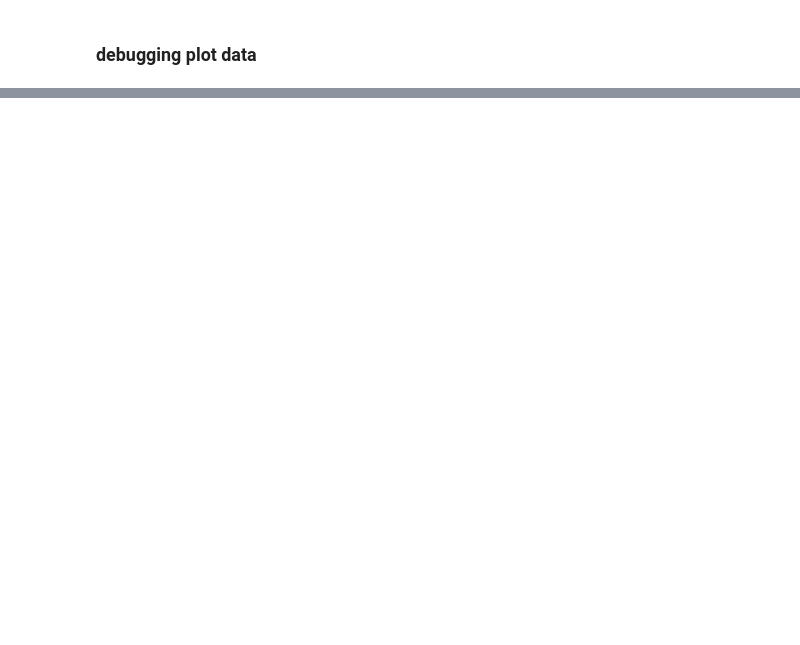
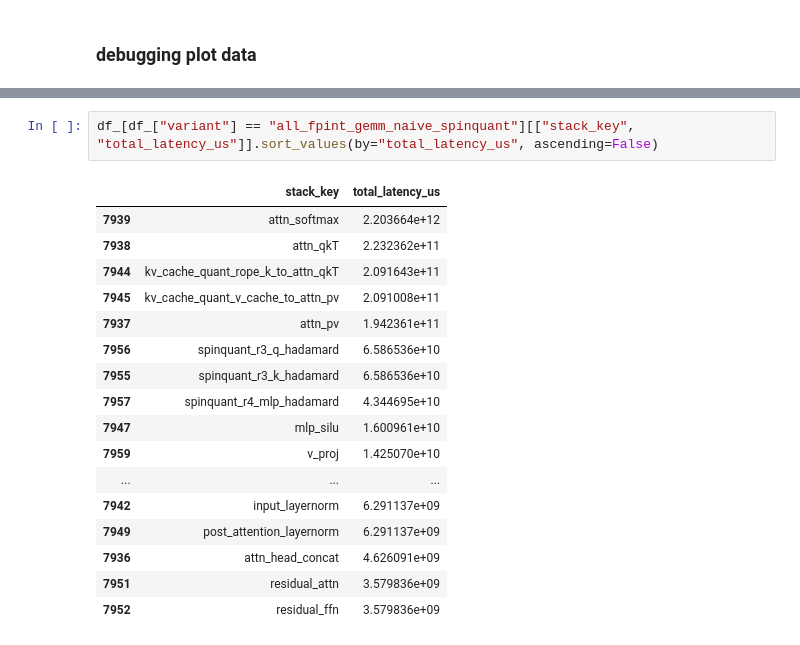
Before and after one commit to jang1664/vortex, a Jupyter notebook: analysis_workspace/latency_on_hw/plot.ipynb, the cells around one changed output, grey strips where cells are left out. Drawn from its saved outputs; the diff is of its cells as text; blank space fills up the shorter version.

```diff
--- a/analysis_workspace/latency_on_hw/plot.ipynb
+++ b/analysis_workspace/latency_on_hw/plot.ipynb
@@ -366,0 +394,20 @@ print(df_.sort_values(by="total_latency_us"))
+# %%
+df_[df_["variant"] == "all_fpint_gemm_naive_spinquant"][["stack_key", "total_latency_us"]].sort_values(by="total_latency_us", ascending=False)
+# %% [output]
+|  | stack_key | total_latency_us |
+| 7939 | attn_softmax | 2.203664e+12 |
+| 7938 | attn_qkT | 2.232362e+11 |
+| 7944 | kv_cache_quant_rope_k_to_attn_qkT | 2.091643e+11 |
+| 7945 | kv_cache_quant_v_cache_to_attn_pv | 2.091008e+11 |
+| 7937 | attn_pv | 1.942361e+11 |
+| 7956 | spinquant_r3_q_hadamard | 6.586536e+10 |
+| 7955 | spinquant_r3_k_hadamard | 6.586536e+10 |
+| 7957 | spinquant_r4_mlp_hadamard | 4.344695e+10 |
+| 7947 | mlp_silu | 1.600961e+10 |
+| 7959 | v_proj | 1.425070e+10 |
+| ... | ... | ... |
+| 7942 | input_layernorm | 6.291137e+09 |
+| 7949 | post_attention_layernorm | 6.291137e+09 |
+| 7936 | attn_head_concat | 4.626091e+09 |
+| 7951 | residual_attn | 3.579836e+09 |
+| 7952 | residual_ffn | 3.579836e+09 |
```
Also changed, not shown: parts of 10 cells of this notebook, 1 other file.
